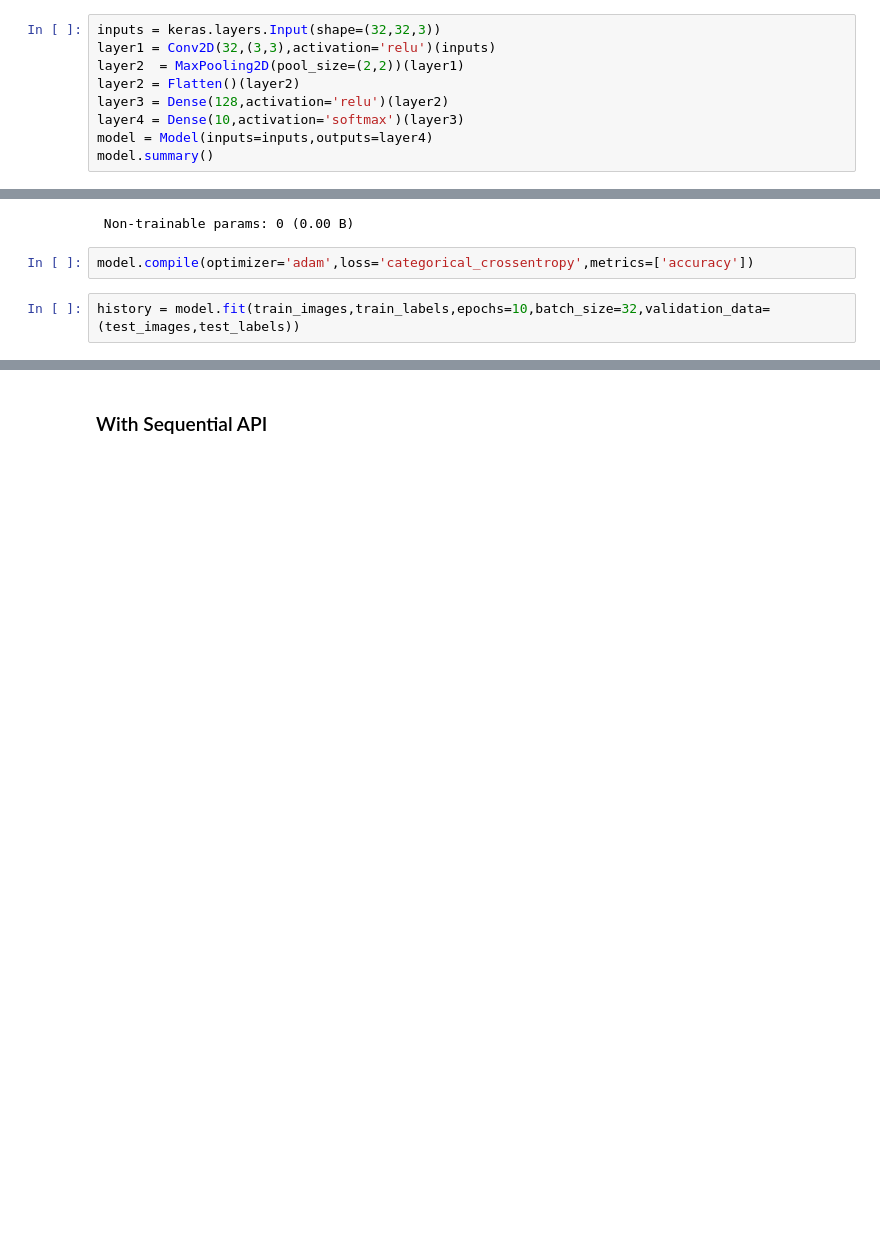
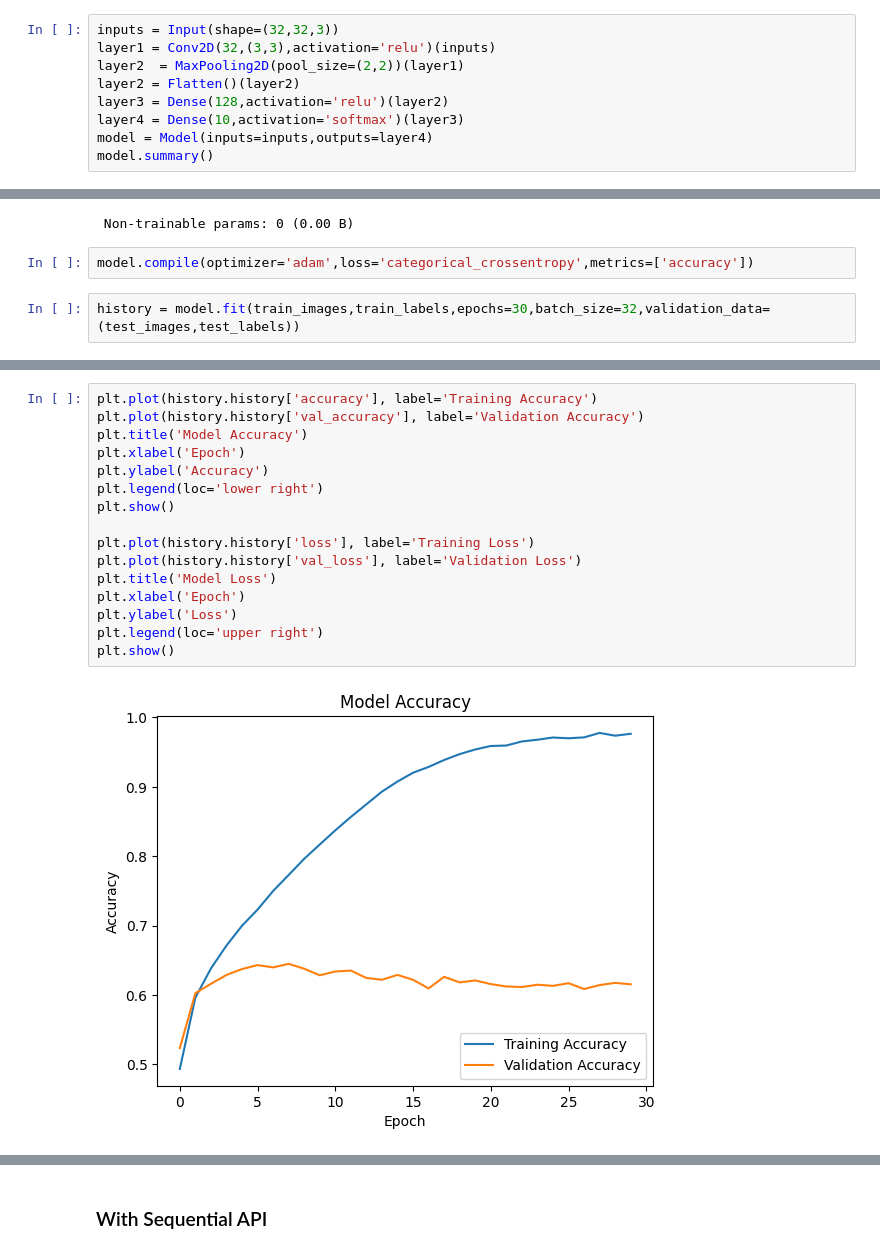
Before and after one commit to QaziSaim/DeepLearning--DeepNeuralNetwork-, a Jupyter notebook: CNN_Implementation.ipynb, the cells around one changed output, grey strips where cells are left out. Drawn from its saved outputs; the diff is of its cells as text; blank space fills up the shorter version.

```diff
--- a/CNN_Implementation.ipynb
+++ b/CNN_Implementation.ipynb
@@ -51,5 +57,5 @@ array([0., 0., 0., 1., 0., 0., 0., 0., 0., 0.])
 # %%
-inputs = keras.layers.Input(shape=(32,32,3))
+inputs = Input(shape=(32,32,3))
 layer1 = Conv2D(32,(3,3),activation='relu')(inputs)
 layer2  = MaxPooling2D(pool_size=(2,2))(layer1)
 layer2 = Flatten()(layer2)
@@ -80,5 +86,5 @@ Model: "functional_15"
 # %%
 model.compile(optimizer='adam',loss='categorical_crossentropy',metrics=['accuracy'])
 # %%
-history = model.fit(train_images,train_labels,epochs=10,batch_size=32,validation_data=(test_images,test_labels))
+history = model.fit(train_images,train_labels,epochs=30,batch_size=32,validation_data=(test_images,test_labels))
 # %% [output]
@@ -88,0 +116,18 @@ KeyboardInterrupt:
+# %%
+plt.plot(history.history['accuracy'], label='Training Accuracy')
+plt.plot(history.history['val_accuracy'], label='Validation Accuracy')
+plt.title('Model Accuracy')
+plt.xlabel('Epoch')
+plt.ylabel('Accuracy')
+plt.legend(loc='lower right')
+plt.show()
+
+plt.plot(history.history['loss'], label='Training Loss')
+plt.plot(history.history['val_loss'], label='Validation Loss')
+plt.title('Model Loss')
+plt.xlabel('Epoch')
+plt.ylabel('Loss')
+plt.legend(loc='upper right')
+plt.show()
+# %% [output]
+[figure, added]
```
Also changed, not shown: parts of 9 cells of this notebook.
